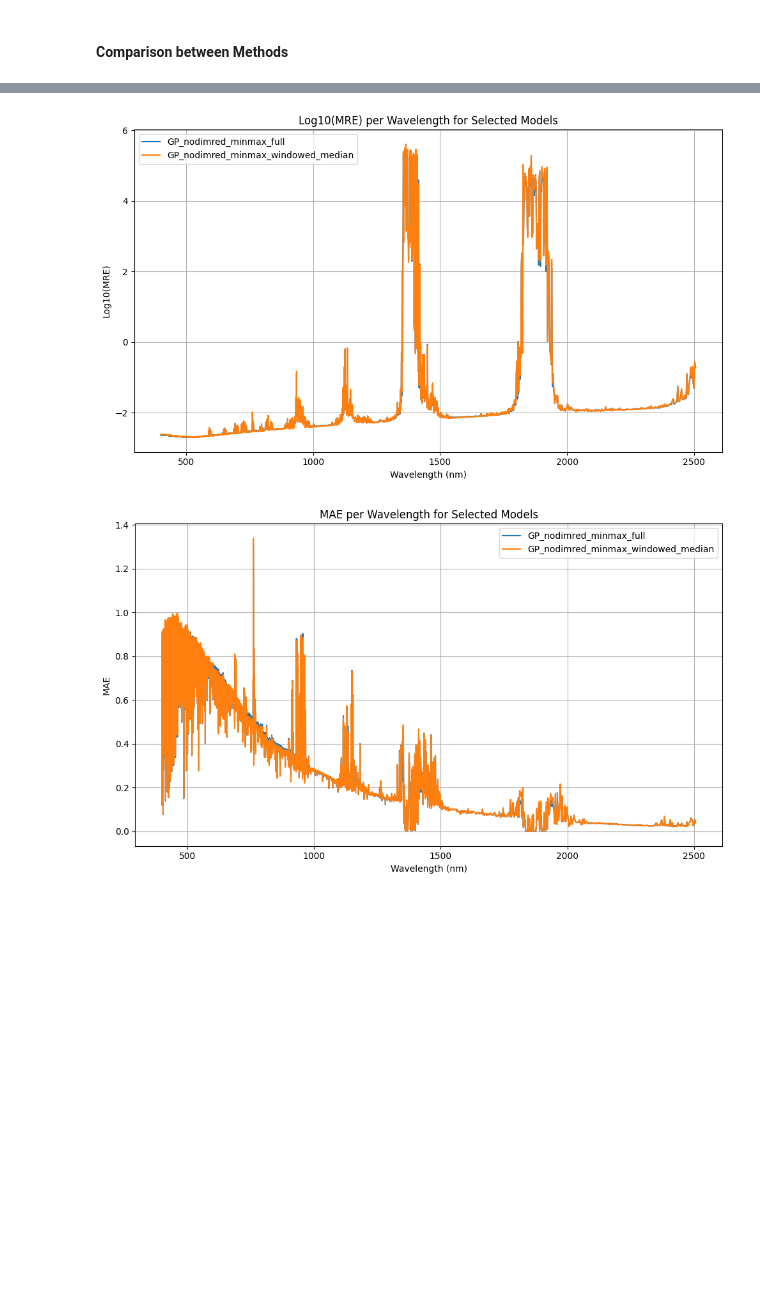
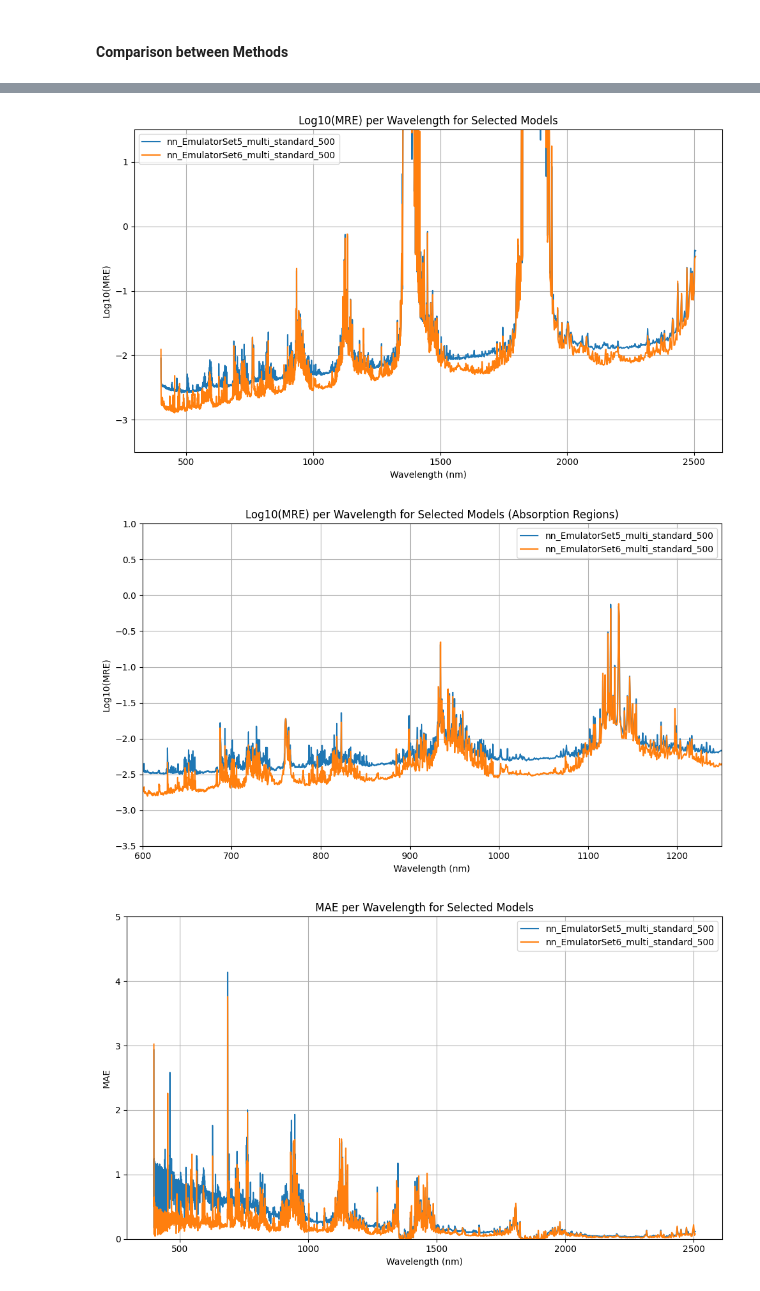
Before and after one commit to Teolul/Masters_Thesis, a Jupyter notebook: comparisons.ipynb, the cells around one changed output, grey strips where cells are left out. Saved outputs shown, nothing was run; the diff lists cells and outputs as text; code cells hidden in the pictures; blank space fills up the shorter version.

Commit message:
towards last experiments and nodimred things

```diff
--- a/comparisons.ipynb
+++ b/comparisons.ipynb
@@ -89,3 +89,17 @@ with (
     mae_gp_nodimred = pickle.load(f6)
     mre_nn = pickle.load(f7)
     mae_nn = pickle.load(f8)
+
+all_mre = {
+    **{f"gp_single_{k}": v for k, v in mre_gp_single.items()},
+    **{f"gp_sel_{k}": v for k, v in mre_gp_sel.items()},
+    **{f"{k}": v for k, v in mre_gp_nodimred.items()},
+    **{f"nn_{k}": v for k, v in mre_nn.items()},
+}
+
+all_mae = {
+    **{f"gp_single_{k}": v for k, v in mae_gp_single.items()},
+    **{f"gp_sel_{k}": v for k, v in mae_gp_sel.items()},
+    **{f"{k}": v for k, v in mae_gp_nodimred.items()},
+    **{f"nn_{k}": v for k, v in mae_nn.items()},
+}
@@ -92,9 +110,41 @@ with (
 # %%
-mre_to_plot = mre_nodimred.copy()
-mae_to_plot = mae_nodimred.copy()
+selected_models = [
+    # "gp_single_Matern_minmax_500",
+    # "gp_single_Matern_minmax_2000",
+    # "gp_single_Matern_iso_minmax_500",
+    # "gp_sel_combined_emulator_standard_500_full_search",
+    # "GP_nodimred_minmax_full",
+    # "GP_nodimred_minmax_windowed_median",
+    # "nn_EmulatorSet1_multi_standard_10000",
+    # "nn_EmulatorSet2_single_minmax_10000",
+    # "nn_EmulatorSet3_single_standard_10000",
+    # "nn_EmulatorSet4_multi_standard_10000",
+    # "nn_EmulatorSet5_multi_standard_500",
+    # "nn_EmulatorSet5_multi_standard_2000",
+    # "nn_EmulatorSet5_multi_standard_10000",
+    # "nn_EmulatorSet6_multi_standard_10000",
+    "nn_EmulatorSet5_multi_standard_500",
+    "nn_EmulatorSet6_multi_standard_500",
+]
 
-utils.show_multiple_experiments_errors(mre_to_plot, wavelengths, ylabel="Log10(MRE)", title="Log10(MRE) per Wavelength for Selected Models")
-utils.show_multiple_experiments_errors(mae_to_plot, wavelengths, ylabel="MAE", title="MAE per Wavelength for Selected Models")
+mre_to_plot = {
+    name: all_mre[name]
+    for name in selected_models
+    if name in all_mre
+}
+
+mae_to_plot = {
+    name: all_mae[name]
+    for name in selected_models
+    if name in all_mae
+}
+
+# FOR ZOOMED PLOTS USE 750-850nm RANGE
+
+utils.show_multiple_experiments_errors(mre_to_plot, wavelengths, ylims=[-3.5, 1.5], ylabel="Log10(MRE)", title="Log10(MRE) per Wavelength for Selected Models")
+utils.show_multiple_experiments_errors(mre_to_plot, wavelengths, xlims=[600, 1250], ylims=[-3.5, 1], ylabel="Log10(MRE)", title="Log10(MRE) per Wavelength for Selected Models (Absorption Regions)")
+utils.show_multiple_experiments_errors(mae_to_plot, wavelengths, ylims=[0, 5], ylabel="MAE", title="MAE per Wavelength for Selected Models")
 # %% [output]
-[figure, old version]
+[figure, new version]
-[figure, old version]
+[figure, new version]
+[figure, added]
```
Also changed, not shown: parts of 1 cell of this notebook, 33 other files.
